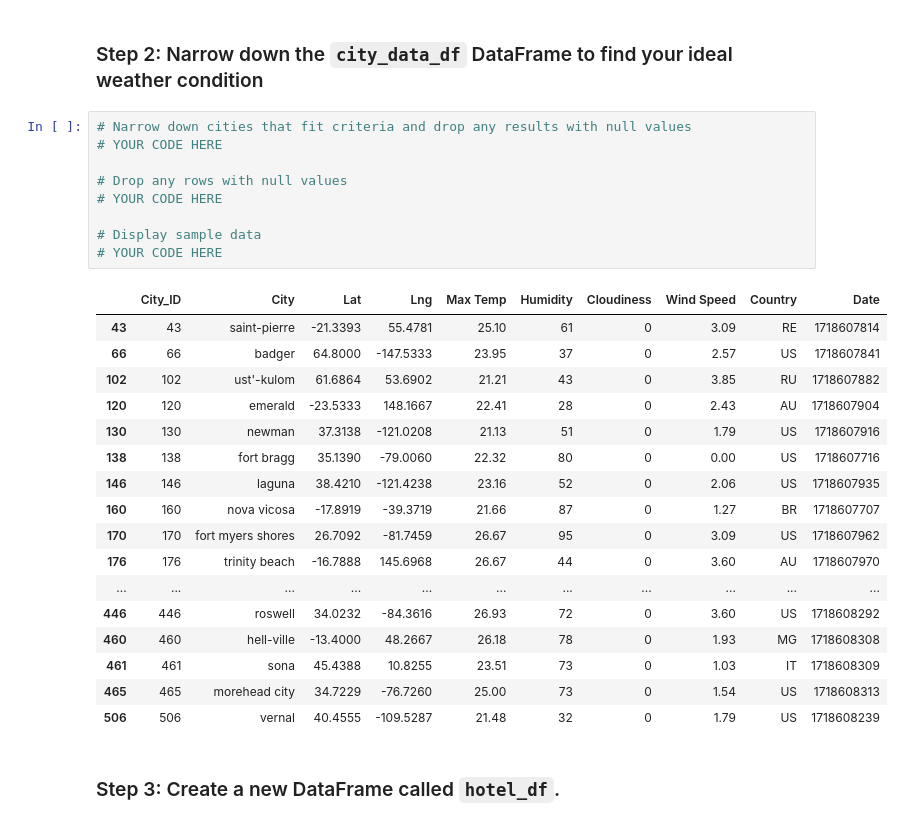
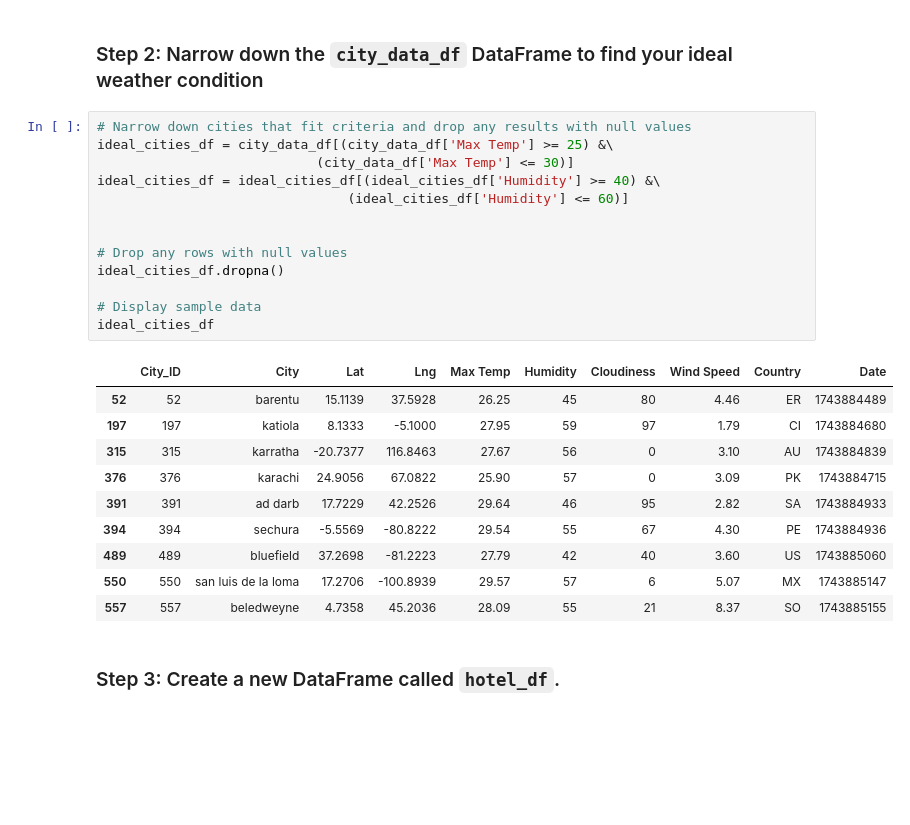
Before and after one commit to darren-coder/python-api-challenge, a Jupyter notebook: VacationPy.ipynb, the cells around one changed output. Cells and saved outputs as stored; diff of their text form; blank space fills up the shorter version.

```diff
--- a/VacationPy.ipynb
+++ b/VacationPy.ipynb
@@ -49,31 +55,28 @@ NameError: name 'city_data_df' is not defined
 ### Step 2: Narrow down the `city_data_df` DataFrame to find your ideal weather condition
 # %%
 # Narrow down cities that fit criteria and drop any results with null values
-# YOUR CODE HERE
+ideal_cities_df = city_data_df[(city_data_df['Max Temp'] >= 25) &\
+                            (city_data_df['Max Temp'] <= 30)]
+ideal_cities_df = ideal_cities_df[(ideal_cities_df['Humidity'] >= 40) &\
+                                (ideal_cities_df['Humidity'] <= 60)]
+
 
 # Drop any rows with null values
-# YOUR CODE HERE
+ideal_cities_df.dropna()
 
 # Display sample data
-# YOUR CODE HERE
+ideal_cities_df
 # %% [output]
 |  | City_ID | City | Lat | Lng | Max Temp | Humidity | Cloudiness | Wind Speed | Country | Date |
-| 43 | 43 | saint-pierre | -21.3393 | 55.4781 | 25.10 | 61 | 0 | 3.09 | RE | 1718607814 |
-| 66 | 66 | badger | 64.8000 | -147.5333 | 23.95 | 37 | 0 | 2.57 | US | 1718607841 |
-| 102 | 102 | ust'-kulom | 61.6864 | 53.6902 | 21.21 | 43 | 0 | 3.85 | RU | 1718607882 |
-| 120 | 120 | emerald | -23.5333 | 148.1667 | 22.41 | 28 | 0 | 2.43 | AU | 1718607904 |
-| 130 | 130 | newman | 37.3138 | -121.0208 | 21.13 | 51 | 0 | 1.79 | US | 1718607916 |
-| 138 | 138 | fort bragg | 35.1390 | -79.0060 | 22.32 | 80 | 0 | 0.00 | US | 1718607716 |
-| 146 | 146 | laguna | 38.4210 | -121.4238 | 23.16 | 52 | 0 | 2.06 | US | 1718607935 |
-| 160 | 160 | nova vicosa | -17.8919 | -39.3719 | 21.66 | 87 | 0 | 1.27 | BR | 1718607707 |
-| 170 | 170 | fort myers shores | 26.7092 | -81.7459 | 26.67 | 95 | 0 | 3.09 | US | 1718607962 |
-| 176 | 176 | trinity beach | -16.7888 | 145.6968 | 26.67 | 44 | 0 | 3.60 | AU | 1718607970 |
-| ... | ... | ... | ... | ... | ... | ... | ... | ... | ... | ... |
-| 446 | 446 | roswell | 34.0232 | -84.3616 | 26.93 | 72 | 0 | 3.60 | US | 1718608292 |
-| 460 | 460 | hell-ville | -13.4000 | 48.2667 | 26.18 | 78 | 0 | 1.93 | MG | 1718608308 |
-| 461 | 461 | sona | 45.4388 | 10.8255 | 23.51 | 73 | 0 | 1.03 | IT | 1718608309 |
-| 465 | 465 | morehead city | 34.7229 | -76.7260 | 25.00 | 73 | 0 | 1.54 | US | 1718608313 |
-| 506 | 506 | vernal | 40.4555 | -109.5287 | 21.48 | 32 | 0 | 1.79 | US | 1718608239 |
+| 52 | 52 | barentu | 15.1139 | 37.5928 | 26.25 | 45 | 80 | 4.46 | ER | 1743884489 |
+| 197 | 197 | katiola | 8.1333 | -5.1000 | 27.95 | 59 | 97 | 1.79 | CI | 1743884680 |
+| 315 | 315 | karratha | -20.7377 | 116.8463 | 27.67 | 56 | 0 | 3.10 | AU | 1743884839 |
+| 376 | 376 | karachi | 24.9056 | 67.0822 | 25.90 | 57 | 0 | 3.09 | PK | 1743884715 |
+| 391 | 391 | ad darb | 17.7229 | 42.2526 | 29.64 | 46 | 95 | 2.82 | SA | 1743884933 |
+| 394 | 394 | sechura | -5.5569 | -80.8222 | 29.54 | 55 | 67 | 4.30 | PE | 1743884936 |
+| 489 | 489 | bluefield | 37.2698 | -81.2223 | 27.79 | 42 | 40 | 3.60 | US | 1743885060 |
+| 550 | 550 | san luis de la loma | 17.2706 | -100.8939 | 29.57 | 57 | 6 | 5.07 | MX | 1743885147 |
+| 557 | 557 | beledweyne | 4.7358 | 45.2036 | 28.09 | 55 | 21 | 8.37 | SO | 1743885155 |
 # %% [markdown]
 ### Step 3: Create a new DataFrame called `hotel_df`.
 # %%
```
Also changed, not shown: parts of 9 cells of this notebook, 2 other files.
